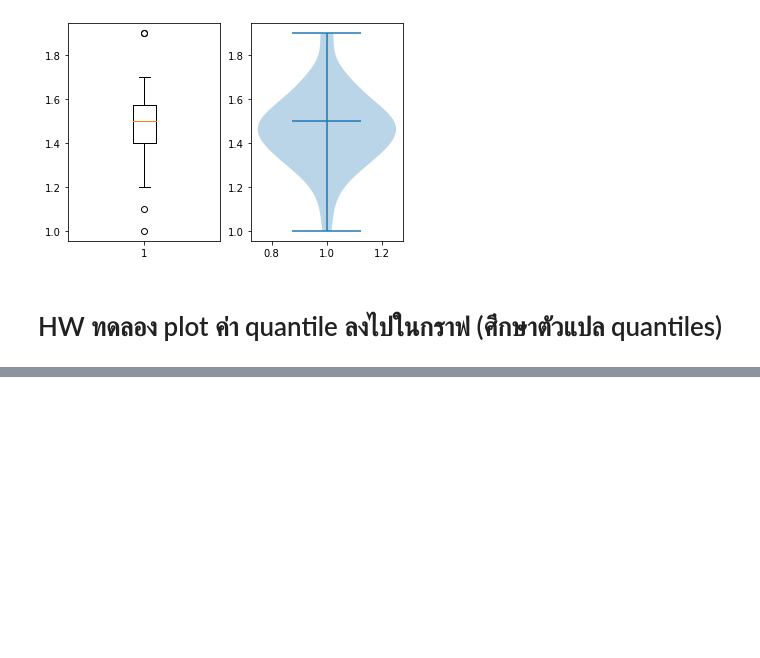
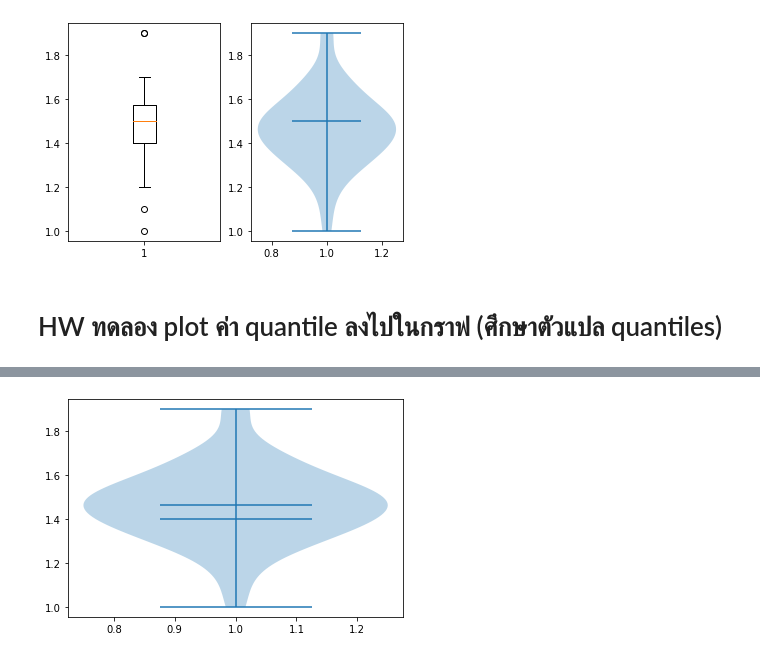
Before and after one commit to 623021000-1thaksina/data_viz_2022, a Jupyter notebook: DataViz02_Data_Distribution_.ipynb, the cells around one changed output, grey strips where cells are left out. Drawn from its saved outputs; the diff is of its cells as text; code cells hidden in the pictures; blank space fills up the shorter version.

```diff
--- a/DataViz02_Data_Distribution_.ipynb
+++ b/DataViz02_Data_Distribution_.ipynb
@@ -467,0 +479,4 @@ vi = plt.violinplot(df['PetalLength'][:50],showmedians=True)
+# %%
+volp=plt.violinplot(df['PetalLength'][:50],showmeans=True,quantiles=[0.25]) # กำหนดตัวแปร volp เพื่อมารับคำสั่ง violinplot ที่คอลัมน์ PetalLength ที่ตำแหน่งแรกถึง 50 และหา q1 หรือเปอร์เซนไทล์ที่ 25
+# %% [output]
+[figure, added]
```
Also changed, not shown: parts of 16 cells of this notebook.
